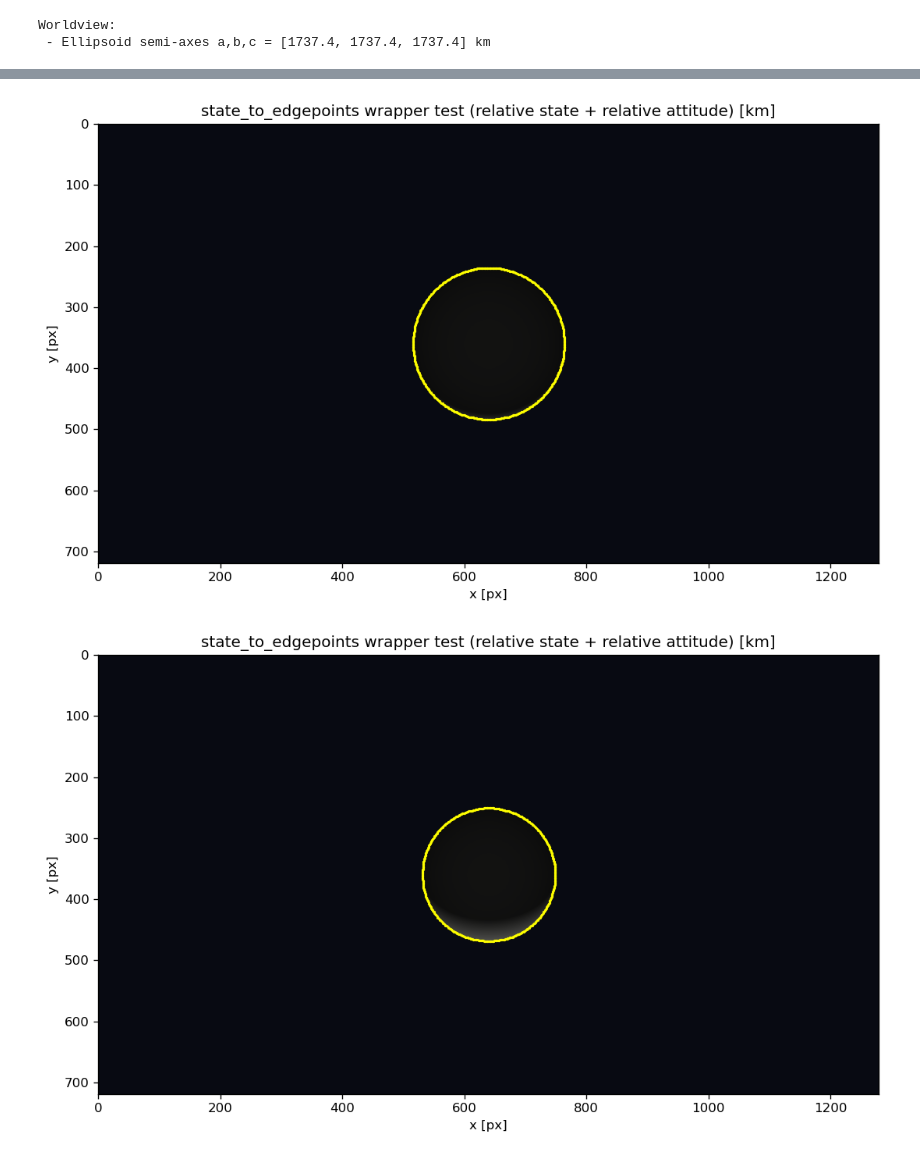
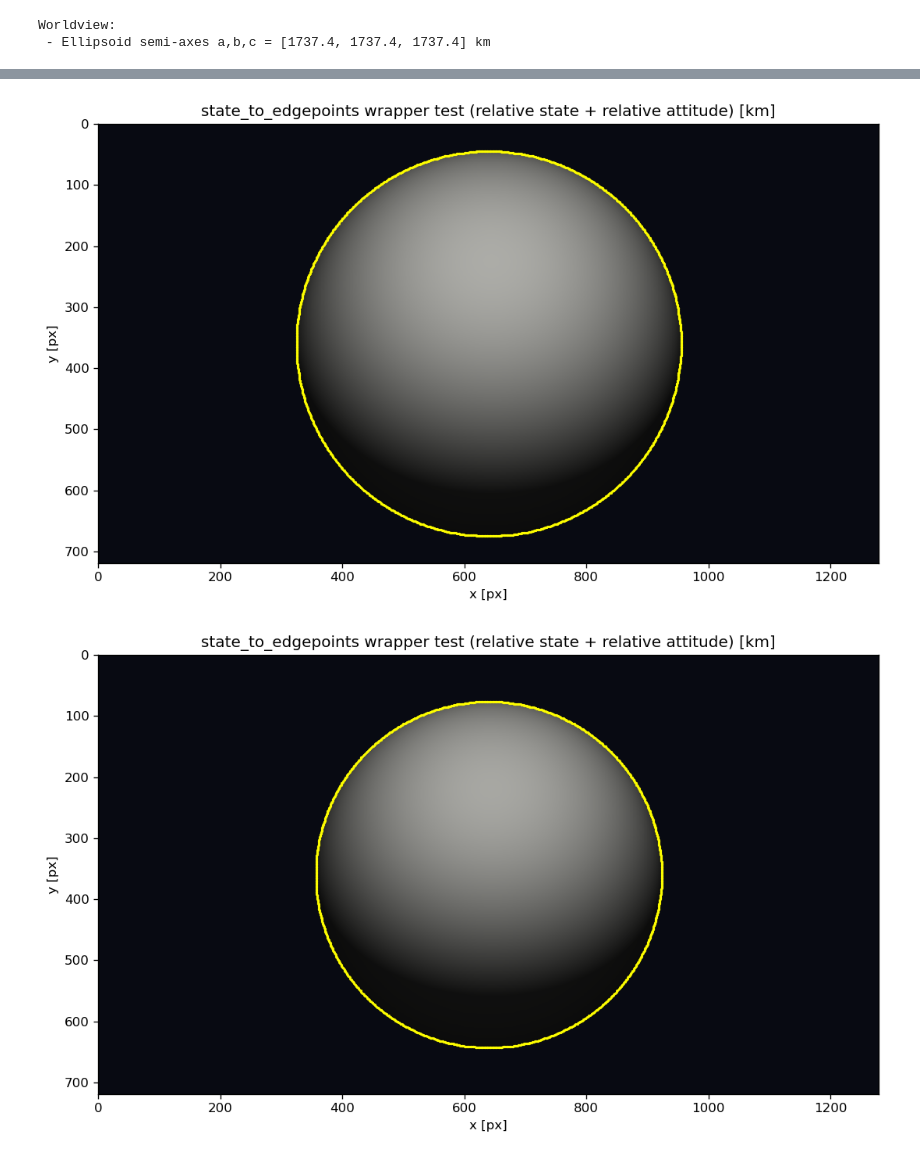
Before and after one commit to colin-skinner/horizon-op-nav, a Jupyter notebook: Measurments/InterfaceTester2.ipynb, the cells around one changed output, grey strips where cells are left out. Saved outputs shown, nothing was run; the diff lists cells and outputs as text; code cells hidden in the pictures.

```diff
--- a/Measurments/InterfaceTester2.ipynb
+++ b/Measurments/InterfaceTester2.ipynb
@@ -81,7 +76,7 @@ cr_alg = ChristianRobinson(k_inv, body.a, body.b, body.c)
 Worldview:
  - Ellipsoid semi-axes a,b,c = [1737.4, 1737.4, 1737.4] km
 # %%
-pos = np.array([10000, 400, 100])
+pos = np.array([-5000, 4000, 100])
 r = np.linalg.norm(pos)
 v = np.sqrt( moon_mu / r) + 0.2 # km/s, slightly
 State0 = [pos[0], pos[1], pos[2], 0, v, 0]
@@ -90,7 +85,7 @@ State0 = [pos[0], pos[1], pos[2], 0, v, 0]
 
 dt = 1000
 op, body_struct = gen_traj(Starting_state=State0, dt=dt)
-plot_traj(op, body_struct)
+plot_traj(op.states, body_struct)
 
 print(len(op.states))
 print(op.ts[0])
@@ -102,5 +97,5 @@ Orbital period (T): 164927.14738070985s
 # %%
 # for 10 points along traj gen images and test CR alg
 cam_offset = np.array([0, 0, 0]) # no offset for now
-images, edges, outs, states, times = get_images(op, body_struct, cam_offset, camera_spec_ellie, 84)
+images, edges, outs, states, times = get_images(op.states, op.ts, body_struct, cam_offset, camera_spec_ellie, 10)
 # %% [output]
@@ -124,20 +112,17 @@ State at t=82000.0s: [-1.325e+04  3.688e+04 -8.832e+01 -3.874e-01  2.048e-01 -2.
 # %%
-# plot the images and edge points with optional pixel-axis limits
-x_limits = None  # e.g. (420, 860)
-y_limits = None  # e.g. (560, 180) for image coordinates (inverted y)
 
 i = 0
 for out in outs:
     i += 1
-    if i % 10 == 0:
+    if i % 1 == 0:
         w, h = camera_spec_ellie["width"], camera_spec_ellie["height"]
         state_to_edgepoints_module.plot_edge_points(
             out,
             w,
             h,
-            x_limits=x_limits,
-            y_limits=y_limits,
+            x_limits=None,
+            y_limits=None,
         )
 # %% [output]
-[figure, old version]
+[figure, new version]
-[figure, old version]
+[figure, new version]
```
Also changed, not shown: parts of 15 cells of this notebook, 3 other files.
